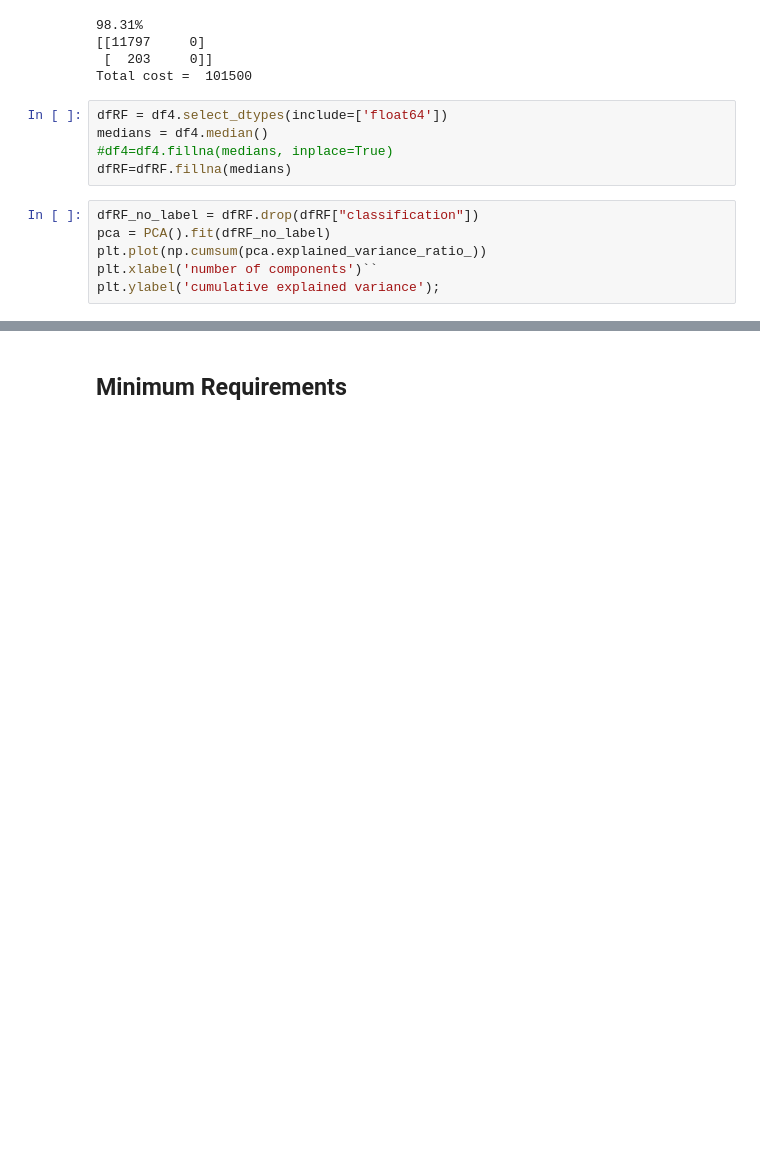
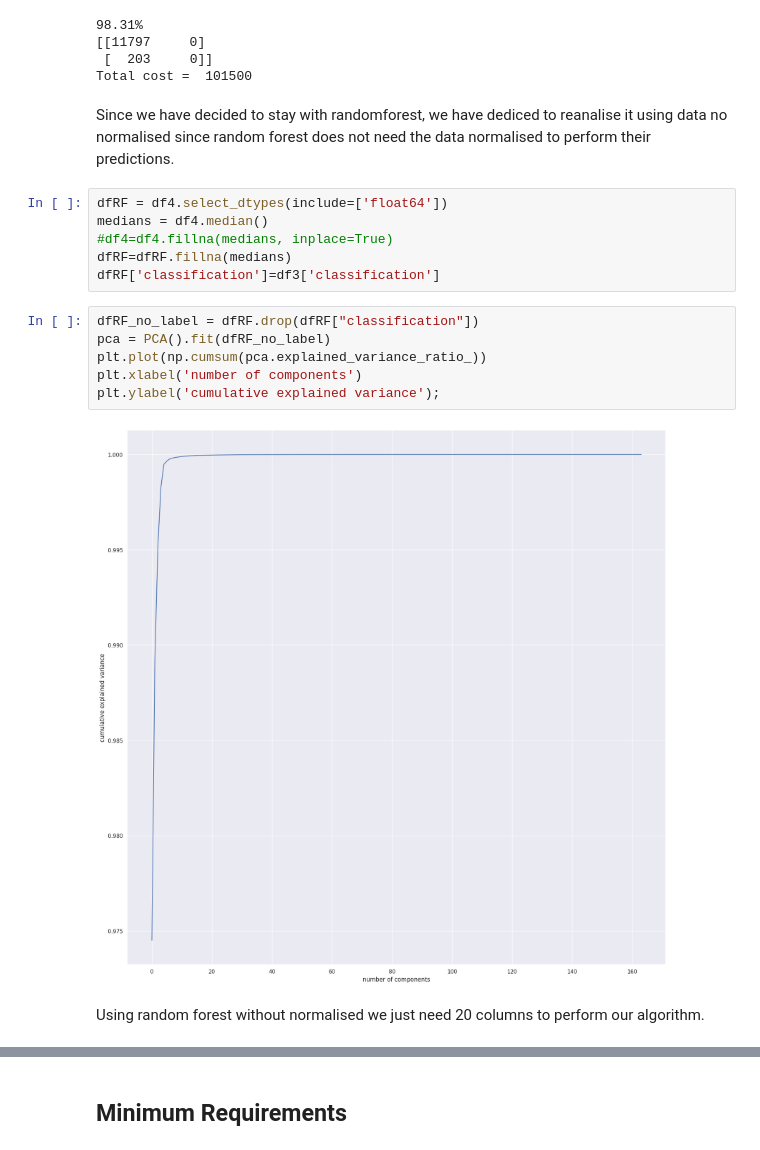
Before and after one commit to EduardoJMatosRomero/DataPrepCA1, a Jupyter notebook: EduardoJulianMatosRomero_DPrepHDip_CA1.ipynb, the cells around one changed output, grey strips where cells are left out. Saved outputs shown, nothing was run; the diff lists cells and outputs as text; blank space fills up the shorter version.

```diff
--- a/EduardoJulianMatosRomero_DPrepHDip_CA1.ipynb
+++ b/EduardoJulianMatosRomero_DPrepHDip_CA1.ipynb
@@ -668,15 +687,22 @@ print("Total cost = ", confusion_mat[0][1] * 10 + confusion_mat[1][0] * 500)
 [[11797     0]
  [  203     0]]
 Total cost =  101500
+# %% [markdown]
+Since we have decided to stay with randomforest, we have dediced to reanalise it using data no normalised since random forest does not need the data normalised to perform their predictions.
 # %%
 dfRF = df4.select_dtypes(include=['float64'])
 medians = df4.median()
 #df4=df4.fillna(medians, inplace=True)
 dfRF=dfRF.fillna(medians)
+dfRF['classification']=df3['classification']
 # %%
 dfRF_no_label = dfRF.drop(dfRF["classification"])
 pca = PCA().fit(dfRF_no_label)
 plt.plot(np.cumsum(pca.explained_variance_ratio_))
-plt.xlabel('number of components')``
+plt.xlabel('number of components')
 plt.ylabel('cumulative explained variance');
+# %% [output]
+[figure, added]
+# %% [markdown]
+Using random forest without normalised we just need 20 columns to perform our algorithm.
 # %%
```
Also changed, not shown: parts of 43 cells of this notebook.
